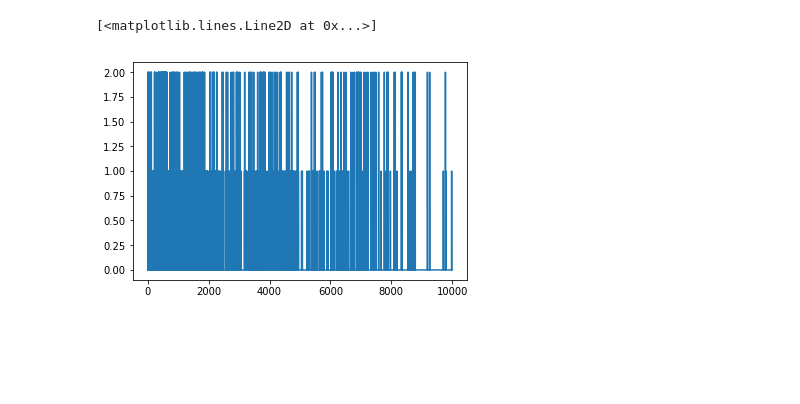
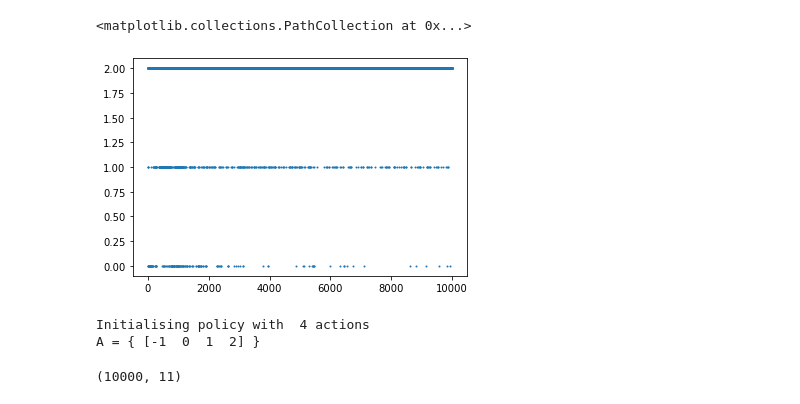
Before and after one commit to Even-tr/Project-2-Fairness-Privacy-Experiment-Design, a Jupyter notebook: src/thompson.ipynb, the cells around one changed output. Cells and saved outputs as stored; diff of their text form; code cells hidden in the pictures; blank space fills up the shorter version.

```diff
--- a/src/thompson.ipynb
+++ b/src/thompson.ipynb
@@ -108,5 +108,5 @@ plt.hist(action_arr)
-# %%
-plt.plot(ranaction_arr)
-# %% [output]
-[<matplotlib.lines.Line2D at 0x...>]
-[figure, removed]
+# %%
+plt.scatter(range(N), action_arr, s=1)
+# %% [output]
+<matplotlib.collections.PathCollection at 0x...>
+[figure, added]
@@ -112,0 +135,13 @@ plt.plot(ranaction_arr)
+# %%
+policy = Naive(n_actions, action_space)
+model = ThompsonSampling(n_actions)
+policy.set_model(model)
+# %% [output]
+Initialising policy with  4 actions
+A = { [-1  0  1  2] }
+# %%
+action_arr = np.zeros(n_population)
+symptom_arr = np.zeros((n_population, n_symptoms+1))
+symptom_arr.shape
+# %% [output]
+(10000, 11)
```
Also changed, not shown: parts of 12 cells of this notebook.
